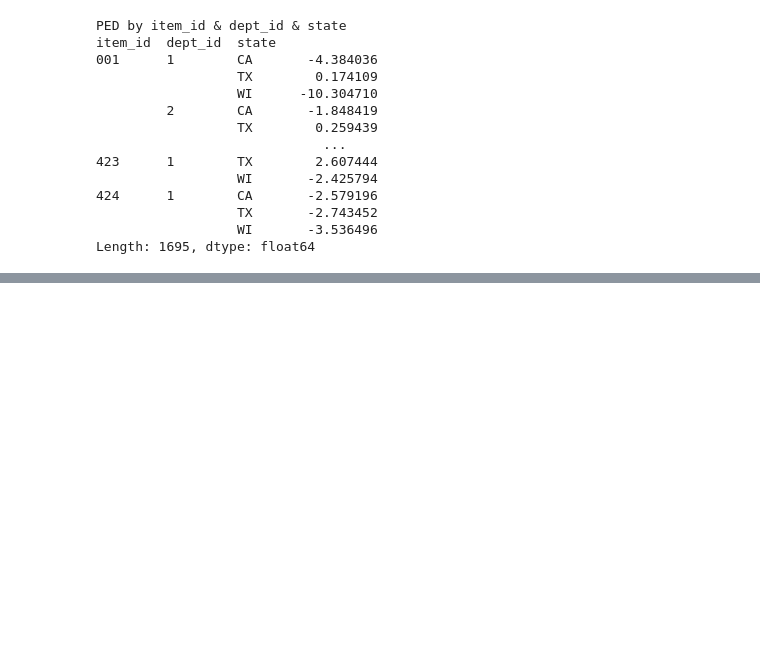
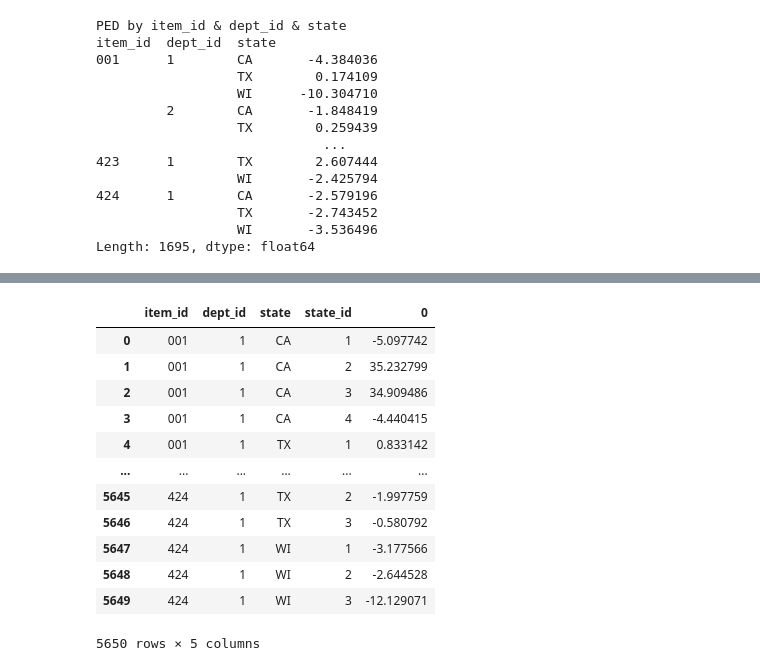
Before and after one commit to aaronmonash24/FYP, a Jupyter notebook: Data Analysis/m5-forecasting-accuracy-data-analysis-2.ipynb, the cells around one changed output, grey strips where cells are left out. Cells and saved outputs as stored; diff of their text form; code cells hidden in the pictures; blank space fills up the shorter version.

```diff
--- a/Data Analysis/m5-forecasting-accuracy-data-analysis-2.ipynb
+++ b/Data Analysis/m5-forecasting-accuracy-data-analysis-2.ipynb
@@ -2441,3 +2441,7 @@ item_id  dept_id  state
                   TX       -2.743452
                   WI       -3.536496
 Length: 1695, dtype: float64
+# %%
+ped_item_dept_branch_state = hobbies_sales_price.groupby(['item_id','dept_id','state','state_id']).apply(calculate_ped)
+print("PED by item_id & dept_id & state_id")
+print(ped_item_dept_branch_state)
@@ -2443,0 +2467,2 @@ Length: 1695, dtype: float64
+# %%
+ped_item_dept_branch_state = ped_item_dept_branch_state.to_frame()
@@ -2443,0 +2475,18 @@ Length: 1695, dtype: float64
+# %%
+ped_item_dept_branch_state.reset_index(inplace=True, drop=False)
+# %%
+ped_item_dept_branch_state
+# %% [output]
+|  | item_id | dept_id | state | state_id | 0 |
+| 0 | 001 | 1 | CA | 1 | -5.097742 |
+| 1 | 001 | 1 | CA | 2 | 35.232799 |
+| 2 | 001 | 1 | CA | 3 | 34.909486 |
+| 3 | 001 | 1 | CA | 4 | -4.440415 |
+| 4 | 001 | 1 | TX | 1 | 0.833142 |
+| ... | ... | ... | ... | ... | ... |
+| 5645 | 424 | 1 | TX | 2 | -1.997759 |
+| 5646 | 424 | 1 | TX | 3 | -0.580792 |
+| 5647 | 424 | 1 | WI | 1 | -3.177566 |
+| 5648 | 424 | 1 | WI | 2 | -2.644528 |
+| 5649 | 424 | 1 | WI | 3 | -12.129071 |
+5650 rows × 5 columns
```
Also changed, not shown: parts of 10 cells of this notebook.
